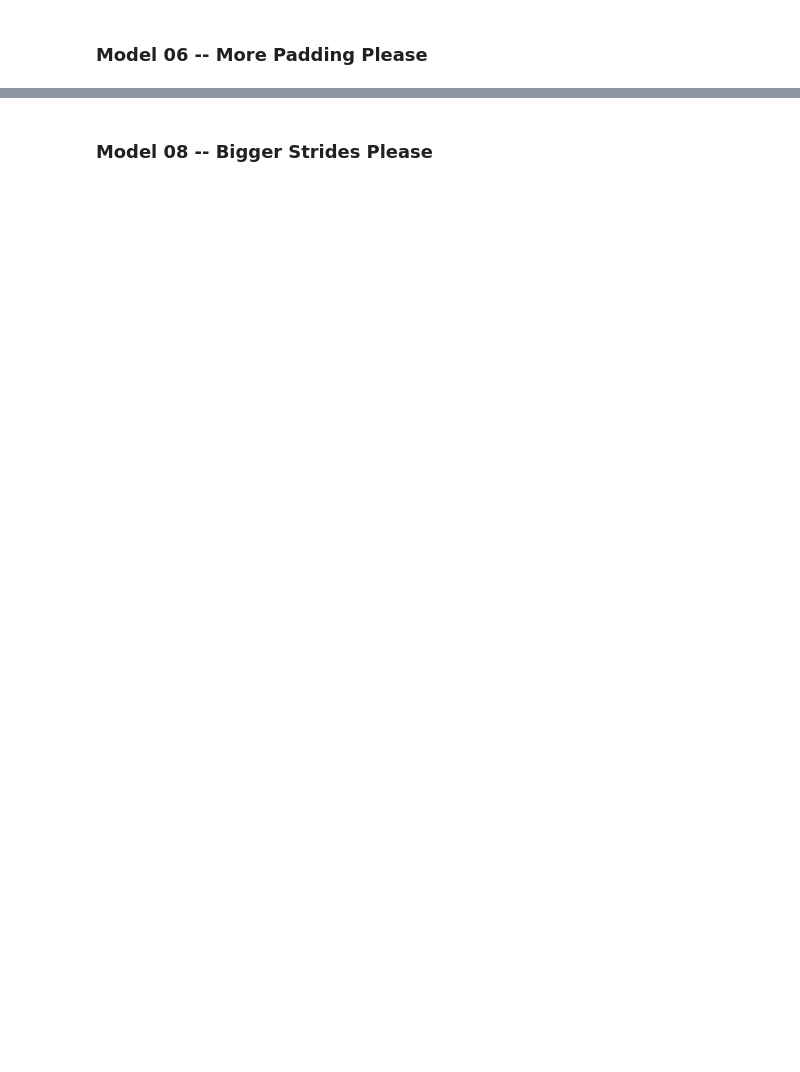
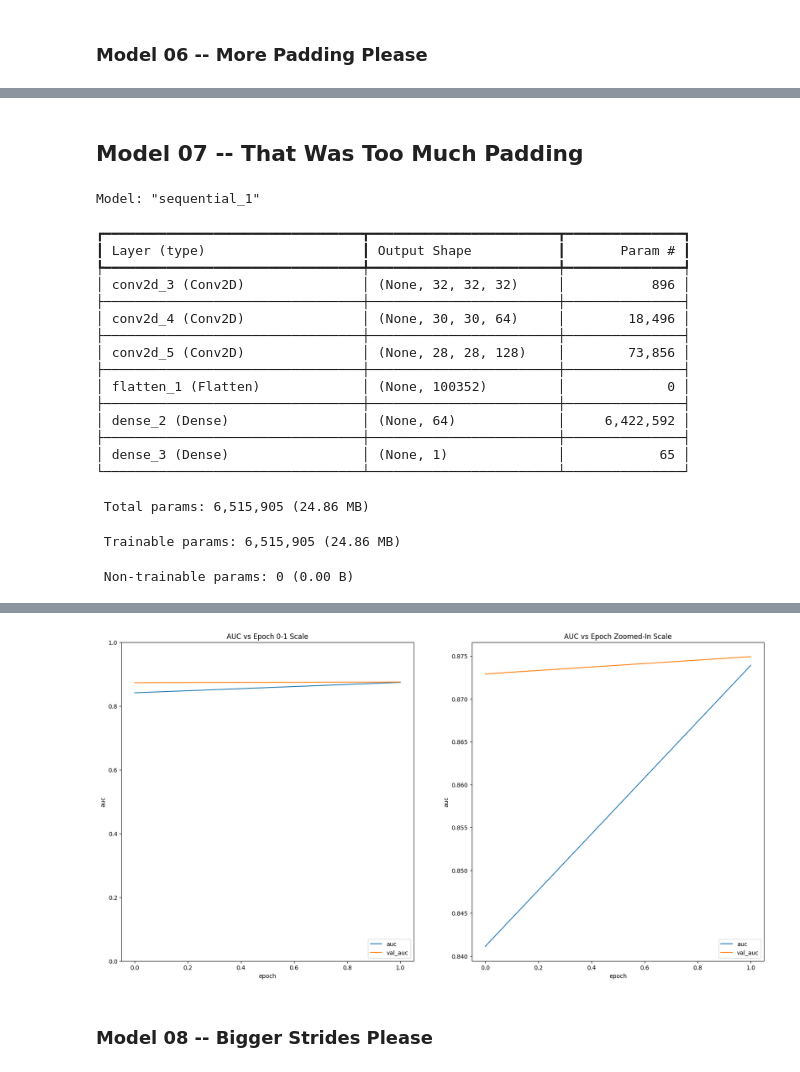
Before and after one commit to jhleakakos/cnn-cancer-detection, a Jupyter notebook: so_convolved.ipynb, the cells around one changed output, grey strips where cells are left out. Drawn from its saved outputs; the diff is of its cells as text; code cells hidden in the pictures; blank space fills up the shorter version.

Commit message:
finish model experimentation

```diff
--- a/so_convolved.ipynb
+++ b/so_convolved.ipynb
@@ -762,0 +772,36 @@ Epoch 2/2
+# %% [markdown]
+## Model 07 -- That Was Too Much Padding
+# %%
+gimme_models(
+    'model_07'
+    , models.Sequential([
+        Input((32, 32, 3))
+        , layers.Conv2D(32, (3, 3), activation='relu', padding='same')
+        , layers.Conv2D(64, (3, 3), activation='relu')
+        , layers.Conv2D(128, (3, 3), activation='relu')
+        , layers.Flatten()
+        , layers.Dense(64, activation='relu')
+        , layers.Dense(1, activation='sigmoid')
+    ])
+    , 2
+)
+# %% [output]
+Model: "sequential_1"
+┏━━━━━━━━━━━━━━━━━━━━━━━━━━━━━━━━━┳━━━━━━━━━━━━━━━━━━━━━━━━┳━━━━━━━━━━━━━━━┓
+┃ Layer (type)                    ┃ Output Shape           ┃       Param # ┃
+┡━━━━━━━━━━━━━━━━━━━━━━━━━━━━━━━━━╇━━━━━━━━━━━━━━━━━━━━━━━━╇━━━━━━━━━━━━━━━┩
+│ conv2d_3 (Conv2D)               │ (None, 32, 32, 32)     │           896 │
+├─────────────────────────────────┼────────────────────────┼───────────────┤
+│ conv2d_4 (Conv2D)               │ (None, 30, 30, 64)     │        18,496 │
+├─────────────────────────────────┼────────────────────────┼───────────────┤
+│ conv2d_5 (Conv2D)               │ (None, 28, 28, 128)    │        73,856 │
+├─────────────────────────────────┼────────────────────────┼───────────────┤
+│ flatten_1 (Flatten)             │ (None, 100352)         │             0 │
+├─────────────────────────────────┼────────────────────────┼───────────────┤
+│ dense_2 (Dense)                 │ (None, 64)             │     6,422,592 │
+├─────────────────────────────────┼────────────────────────┼───────────────┤
+│ dense_3 (Dense)                 │ (None, 1)              │            65 │
+└─────────────────────────────────┴────────────────────────┴───────────────┘
+ Total params: 6,515,905 (24.86 MB)
+ Trainable params: 6,515,905 (24.86 MB)
+ Non-trainable params: 0 (0.00 B)
@@ -763,2 +813,3 @@ Epoch 2/2
+[figure, added]
 # %% [markdown]
 ### Model 08 -- Bigger Strides Please
```
Also changed, not shown: parts of 15 cells of this notebook.
